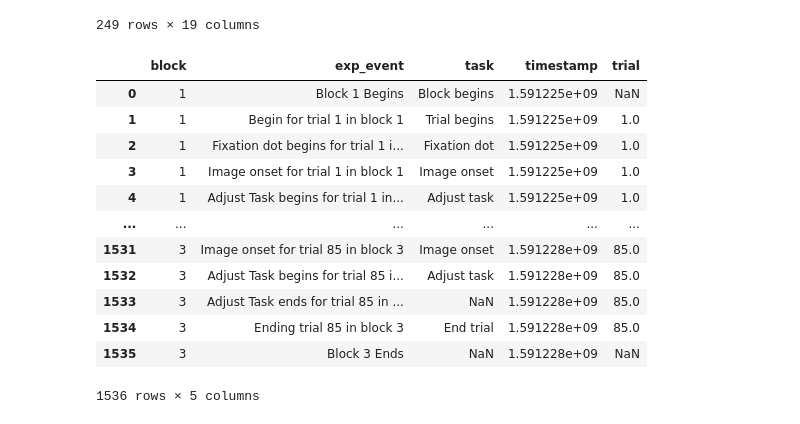
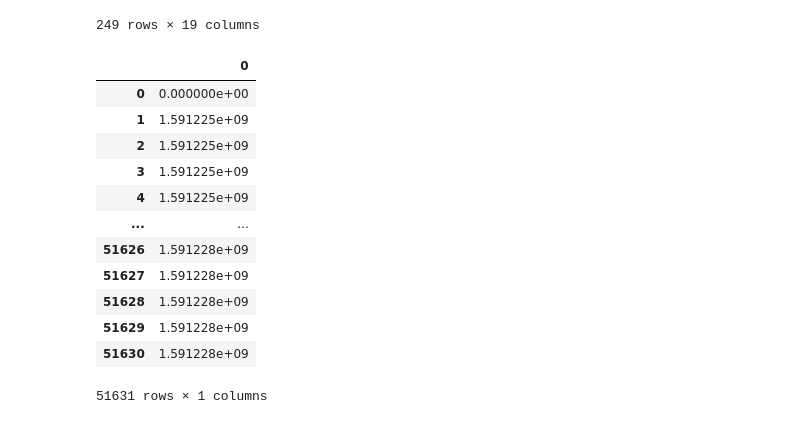
Before and after one commit to selzha/SD_radiology_EM, a Jupyter notebook: TCBpipeline.ipynb, the cells around one changed output. Cells and saved outputs as stored; diff of their text form; code cells hidden in the pictures.

```diff
--- a/TCBpipeline.ipynb
+++ b/TCBpipeline.ipynb
@@ -152,22 +155,22 @@ SDlabel_trials1(TCBbehavioral)
 #cropping out subset that have blobs
 timestampframe = pd.read_csv("/Users/selena_zhang/Desktop/000/preprocessed/pl_timestamps.csv", header=None)
 messages = pd.read_csv("/Users/selena_zhang/Desktop/000/preprocessed/pl_msgs.csv")
-# %%
-messages
-# %% [output]
-|  | block | exp_event | task | timestamp | trial |
-| 0 | 1 | Block 1 Begins | Block begins | 1.591225e+09 | NaN |
-| 1 | 1 | Begin for trial 1 in block 1 | Trial begins | 1.591225e+09 | 1.0 |
-| 2 | 1 | Fixation dot begins for trial 1 i... | Fixation dot | 1.591225e+09 | 1.0 |
-| 3 | 1 | Image onset for trial 1 in block 1 | Image onset | 1.591225e+09 | 1.0 |
-| 4 | 1 | Adjust Task begins for trial 1 in... | Adjust task | 1.591225e+09 | 1.0 |
-| ... | ... | ... | ... | ... | ... |
-| 1531 | 3 | Image onset for trial 85 in block 3 | Image onset | 1.591228e+09 | 85.0 |
-| 1532 | 3 | Adjust Task begins for trial 85 i... | Adjust task | 1.591228e+09 | 85.0 |
-| 1533 | 3 | Adjust Task ends for trial 85 in ... | NaN | 1.591228e+09 | 85.0 |
-| 1534 | 3 | Ending trial 85 in block 3 | End trial | 1.591228e+09 | 85.0 |
-| 1535 | 3 | Block 3 Ends | NaN | 1.591228e+09 | NaN |
-1536 rows × 5 columns
+# %%
+timestampframe
+# %% [output]
+|  | 0 |
+| 0 | 0.000000e+00 |
+| 1 | 1.591225e+09 |
+| 2 | 1.591225e+09 |
+| 3 | 1.591225e+09 |
+| 4 | 1.591225e+09 |
+| ... | ... |
+| 51626 | 1.591228e+09 |
+| 51627 | 1.591228e+09 |
+| 51628 | 1.591228e+09 |
+| 51629 | 1.591228e+09 |
+| 51630 | 1.591228e+09 |
+51631 rows × 1 columns
 # %%
 #timestamps of first trial blob
 trial = 1
```
Also changed, not shown: parts of 12 cells of this notebook.
